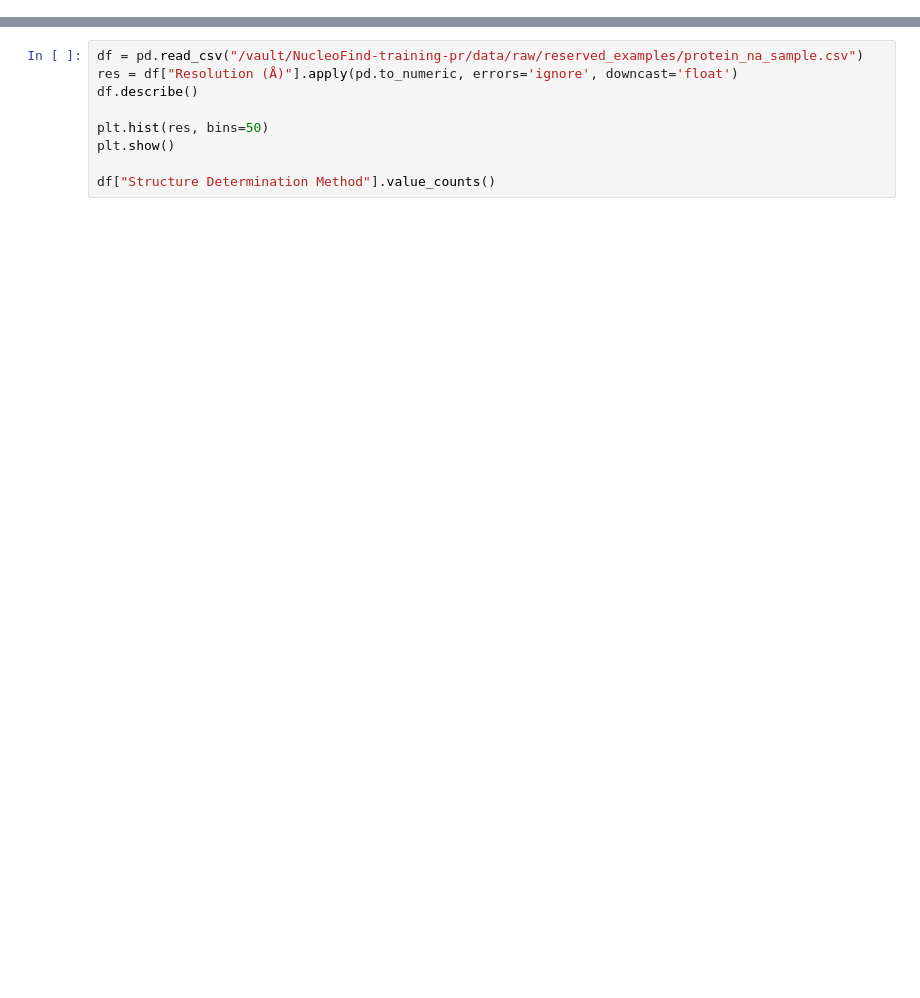
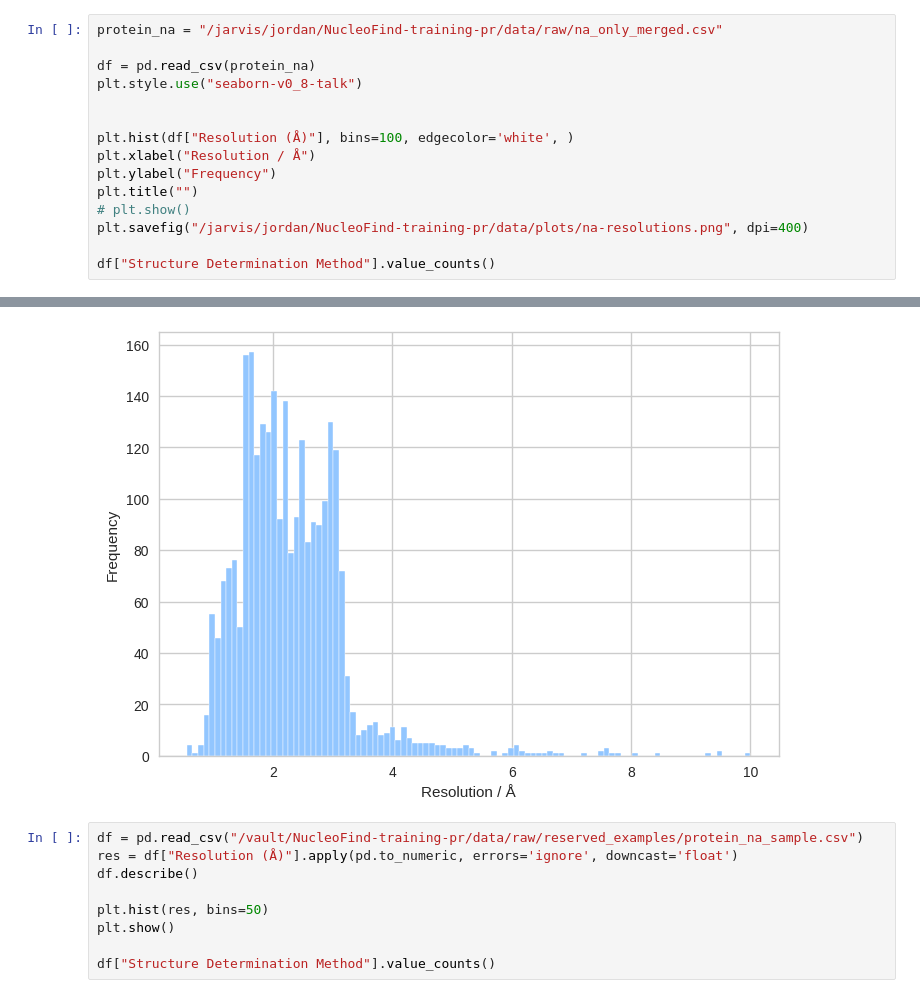
Before and after one commit to Dialpuri/NucleoFind-training, a Jupyter notebook: dataset_creation/raw_data_stats.ipynb, the cells around one changed output, grey strips where cells are left out. Saved outputs shown, nothing was run; the diff lists cells and outputs as text; blank space fills up the shorter version.

```diff
--- a/dataset_creation/raw_data_stats.ipynb
+++ b/dataset_creation/raw_data_stats.ipynb
@@ -24,0 +34,16 @@ df2["Structure Determination Method"].value_counts()
+# %%
+protein_na = "/jarvis/jordan/NucleoFind-training-pr/data/raw/na_only_merged.csv"
+
+df = pd.read_csv(protein_na)
+plt.style.use("seaborn-v0_8-talk")
+
+
+plt.hist(df["Resolution (Å)"], bins=100, edgecolor='white', )
+plt.xlabel("Resolution / Å")
+plt.ylabel("Frequency")
+plt.title("")
+# plt.show()
+plt.savefig("/jarvis/jordan/NucleoFind-training-pr/data/plots/na-resolutions.png", dpi=400)
+
+df["Structure Determination Method"].value_counts()
+# %% [output]
@@ -25,3 +67,4 @@ df2["Structure Determination Method"].value_counts()
+[figure, added]
 # %%
 df = pd.read_csv("/vault/NucleoFind-training-pr/data/raw/reserved_examples/protein_na_sample.csv")
 res = df["Resolution (Å)"].apply(pd.to_numeric, errors='ignore', downcast='float')
```
Also changed, not shown: parts of 5 cells of this notebook, 2 other files.
